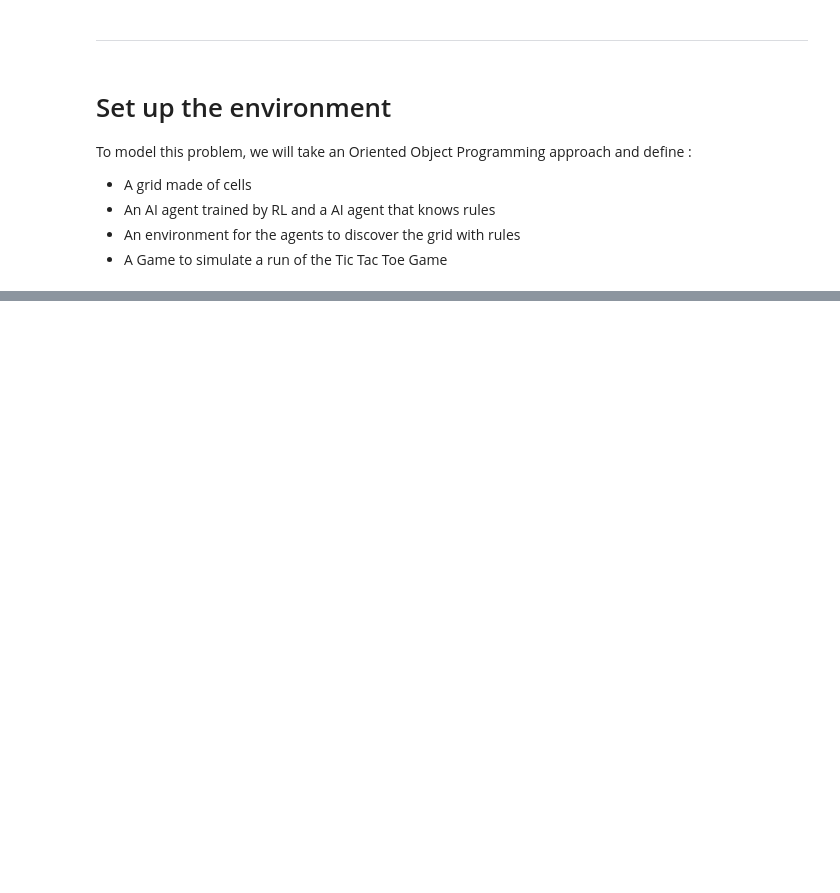
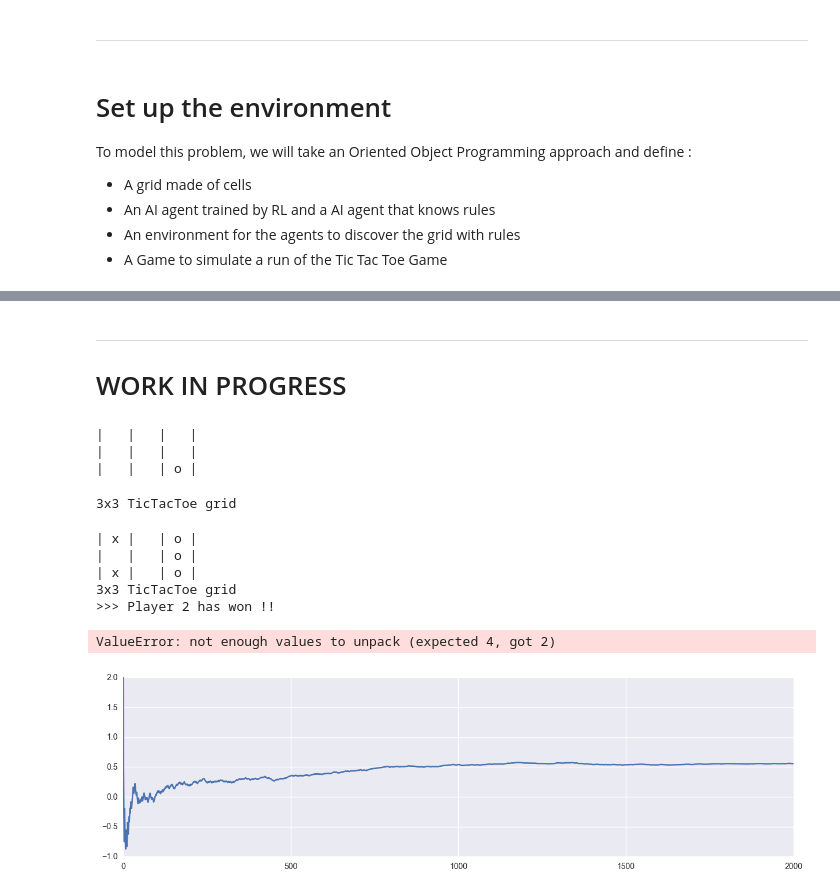
Before and after one commit to TheoLvs/machine-learning, a Jupyter notebook: 2. Reinforcement Learning/3. Reinforcement Learning - Tic Tac Toe.ipynb, the cells around one changed output, grey strips where cells are left out. Cells and saved outputs as stored; diff of their text form; code cells hidden in the pictures; blank space fills up the shorter version.

```diff
--- a/2. Reinforcement Learning/3. Reinforcement Learning - Tic Tac Toe.ipynb
+++ b/2. Reinforcement Learning/3. Reinforcement Learning - Tic Tac Toe.ipynb
@@ -107,0 +107,35 @@ game()
+# %% [markdown]
+***
+# WORK IN PROGRESS
+# %%
+a = Grid()
+# a.set_value((1,1),1)
+a.set_value((2,2),2)
+a
+# %% [output]
+|   |   |   |
+|   |   |   |
+|   |   | o |
+3x3 TicTacToe grid
+# %%
+player1 = Human_Agent()
+player2 = AI_RL_Agent()
+g = Game(player1,player2)
+# %%
+g.run_episode()
+# %% [output]
+| x |   | o |
+|   |   | o |
+| x |   | o |
+3x3 TicTacToe grid
+>>> Player 2 has won !!
+# %%
+g.run_n_episodes(1000)
+# %% [output]
+ValueError: not enough values to unpack (expected 4, got 2)
+# %%
+plt.figure(figsize = (15,4))
+plt.plot(np.cumsum(player2.running_rewards)/np.array(range(1,len(player2.running_rewards)+1)))
+plt.show()
+# %% [output]
+[figure, added]
```
Also changed, not shown: parts of 20 cells of this notebook.
